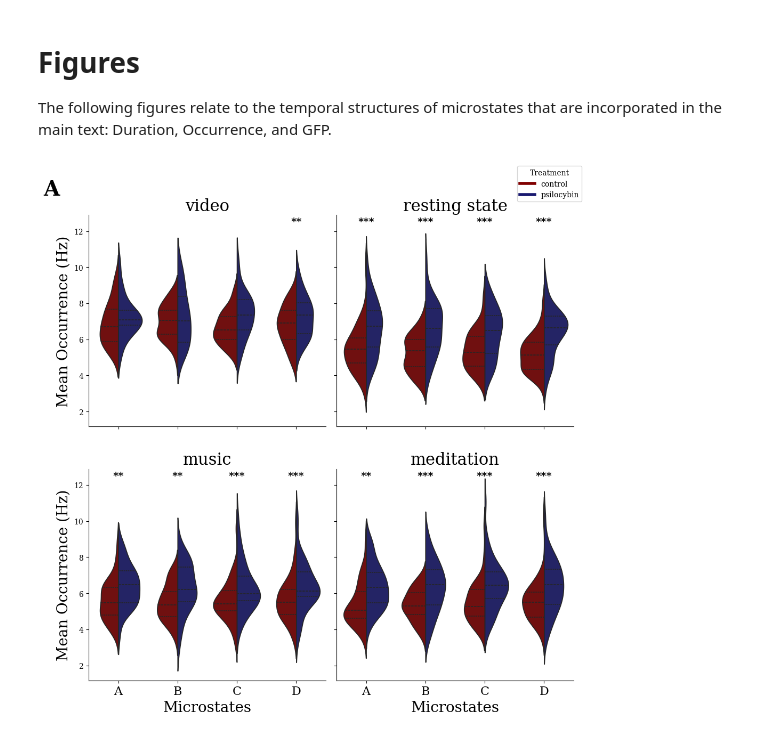
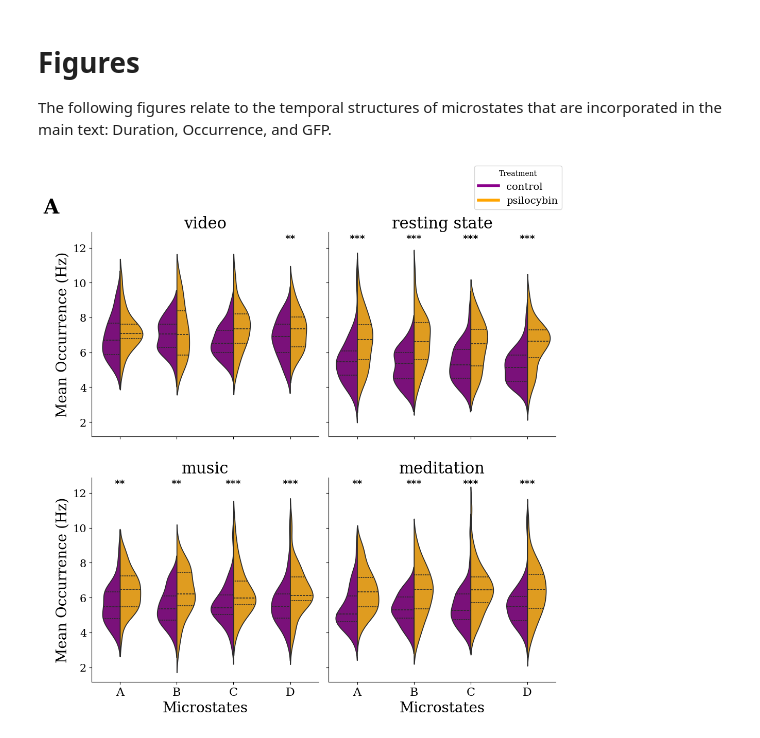
Before and after one commit to filipnovicky/Entropic_psilocybin, a Jupyter notebook: psilocybin_microstates.ipynb, the cells around one changed output. Drawn from its saved outputs; the diff is of its cells as text; code cells hidden in the pictures.

```diff
--- a/psilocybin_microstates.ipynb
+++ b/psilocybin_microstates.ipynb
@@ -1452,30 +1443,0 @@ Average difference for MeanOccurrence_B_video_meditation: 1.7514596428571432
-# %%
-average_differences = {}
-for label in label_counts.index:
-  if label in df.columns:
-    # PSI Condition
-    video_values = df[(df['Condition'] == 'video') & (df['psi/ctrl'] == 'psi')][label]
-    music_values = df[(df['Condition'] == 'music') & (df['psi/ctrl'] == 'psi')][label]
-    restingstate_values = df[(df['Condition'] == 'restingstate') & (df['psi/ctrl'] == 'psi')][label]
-    meditation_values = df[(df['Condition'] == 'meditation') & (df['psi/ctrl'] == 'psi')][label]
-    if not video_values.empty and not music_values.empty:
-      average_differences[label + '_video_music'] = video_values.mean() - music_values.mean()
-    else:
-      print(f"Warning: Not enough data for '{label}' in either 'video' or 'music' conditions.")
-
-    if not video_values.empty and not restingstate_values.empty:
-      average_differences[label + '_video_restingstate'] = video_values.mean() - restingstate_values.mean()
-    else:
-      print(f"Warning: Not enough data for '{label}' in either 'video' or 'restingstate' conditions.")
-
-    if not video_values.empty and not meditation_values.empty:
-      average_differences[label + '_video_meditation'] = video_values.mean() - meditation_values.mean()
-    else:
-      print(f"Warning: Not enough data for '{label}' in either 'video' or 'meditation' conditions.")
-
-  else:
-    print(f"Warning: Label '{label}' not found in DataFrame.")
-
-# Print the average differences
-for comparison, difference in average_differences.items():
-  print(f"Average difference for {comparison}: {difference}")
@@ -1706,7 +1720,8 @@ MeanDurationAll_MUSIC      1
 
 The following figures relate to the temporal structures of microstates that are incorporated in the main text: Duration, Occurrence, and GFP.
 # %%
-colors = ["maroon", "midnightblue"]
+# colors = ["maroon", "midnightblue"]
+colors = ['#8B008B', '#FFA500']
 # Set your custom color palette
 sns.set_palette(sns.color_palette(colors))
 plt.rcParams["font.family"] = "serif"
@@ -1718,6 +1733,9 @@ font = {'family' : 'normal',
 plt.rc('font', family='Serif')
 plt.rc('axes', titlesize = 22)
 plt.rc('axes', labelsize = 22)
+# Increase font size for tick labels
+plt.rc('xtick', labelsize=15)
+plt.rc('ytick', labelsize=15)
 # %%
 # Split and rename for video
 video1 = video.filter(regex='_x')
@@ -1780,7 +1798,7 @@ legend_elements = [
 ]
 
 # Add a single legend to the entire figure
-plt.legend(handles=legend_elements, title='Treatment', loc='upper right', bbox_to_anchor=(1.05, 2.45))
+plt.legend(handles=legend_elements, title='Treatment', loc='upper right', bbox_to_anchor=(1.05, 2.55),fontsize=14)
 plt.text(-0.01, 1.02, 'A', transform=plt.gcf().transFigure, fontsize=28, va='top', fontweight='bold')
 
 ## Add asterisks
@@ -1794,34 +1812,34 @@ for ax in g.axes.flat:  # Iterate over subplots
     if label_condition:
         for _, row in final_FDRs.iterrows():
             column_parts = row['Label'].split('_')
             if len(column_parts) == 3 and column_parts[2] == label_condition and 'Occurrence' in row['Label']:
                 # Extract the first two parts of the label
                 column_label = '_'.join(column_parts[:2])
 
                 # Find the x-position of the column label
                 x_pos = list(occurrence_melted['Occurrence_Type'].unique()).index(column_label)
 
                 # Determine the asterisk symbol based on p-value
                 if row['FDR'] < 0.001:
                     asterisk = '***'
                 elif row['FDR'] < 0.01:
                     asterisk = '**'
                 elif row['FDR'] < 0.05:
                     asterisk = '*'
                 else:
                     asterisk = None  # No asterisk if not significant
 
                 # Add the asterisk above the violin plot if significant
                 if asterisk:
                     ax.text(x_pos, ax.get_ylim()[1]*0.95, asterisk, ha='center', va='bottom', fontsize=14, fontweight='bold')
 
 g.fig.subplots_adjust(hspace=0.2)
 
 plt.savefig('occurrence_plot.png', dpi=300, bbox_inches='tight')
 
 plt.show()  # Ensure the plot is displayed
 # %% [output]
-[figure, old version]
+[figure, new version]
 # %%
 # Mean Duration
 duration_df = all_datasets[['Condition', 'psi/ctrl', 'MeanDuration_A', 'MeanDuration_B', 'MeanDuration_C', 'MeanDuration_D']]
```
Also changed, not shown: parts of 15 cells of this notebook, 1 other file.
